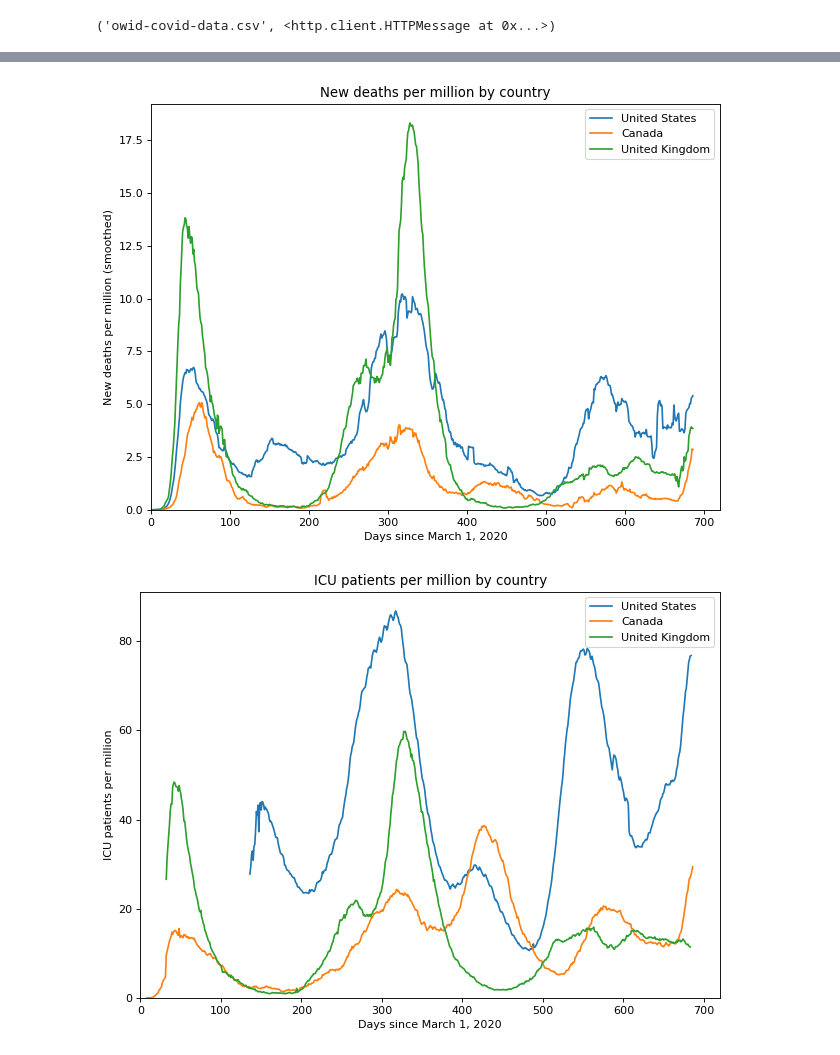
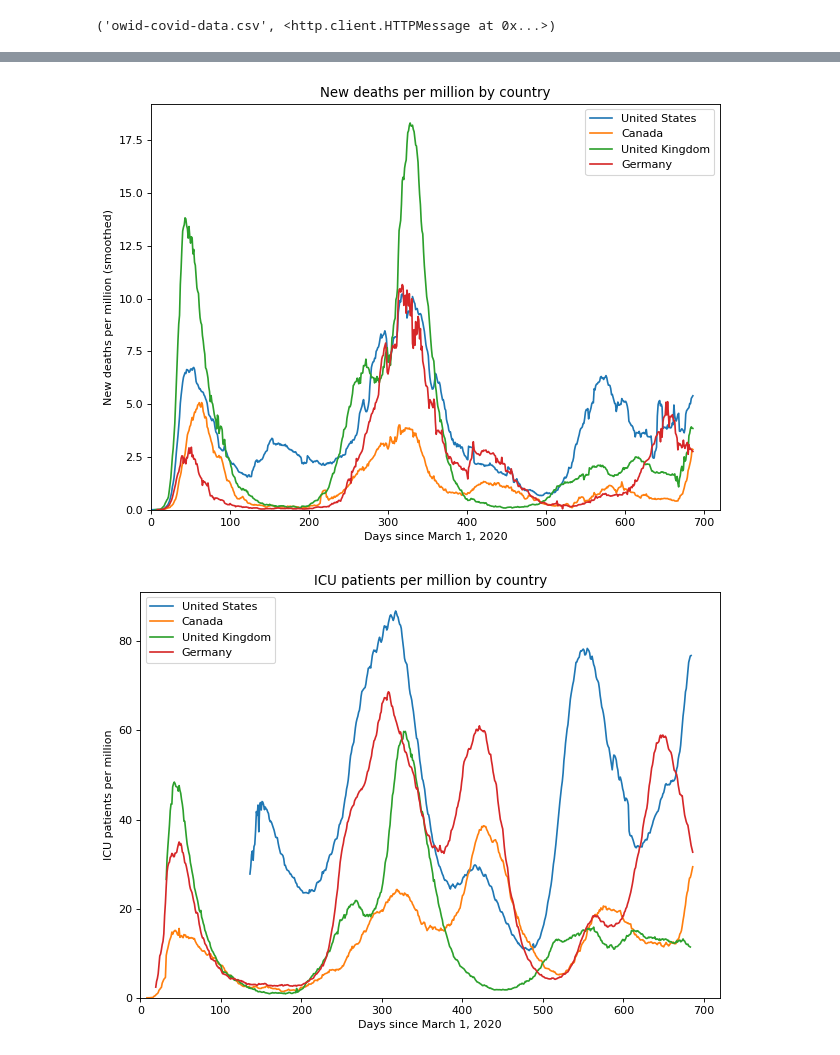
Before and after one commit to jan-anawilo/covid_data_plotter, a Jupyter notebook: covid_stats.ipynb, the cells around one changed output, grey strips where cells are left out. Drawn from its saved outputs; the diff is of its cells as text; code cells hidden in the pictures.

Commit message:
Added Germany to the list

```diff
--- a/covid_stats.ipynb
+++ b/covid_stats.ipynb
@@ -55,7 +55,7 @@ label_dict = {
 }
 # %%
 # define which countries you want the metrics plotted for
-country_list = ["United States", "Canada", "United Kingdom"]
+country_list = ["United States", "Canada", "United Kingdom", "Germany"]
 
 # loop through each metric
 for key in label_dict:
@@ -66,2 +66,2 @@ for key in label_dict:
-[figure, old version]
+[figure, new version]
-[figure, old version]
+[figure, new version]
```
Also changed, not shown: parts of 1 cell of this notebook.
